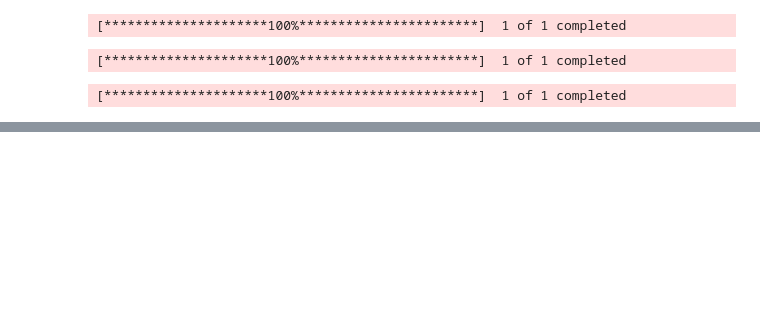
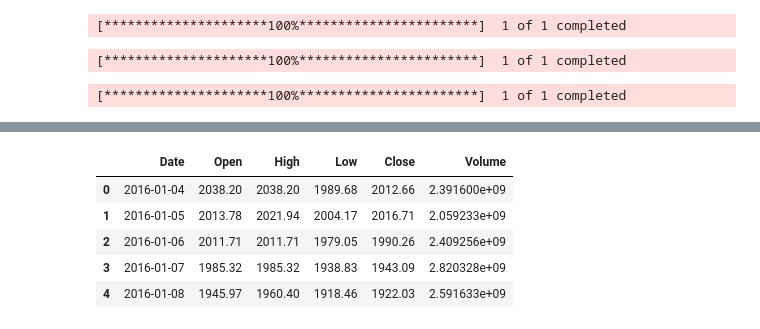
Before and after one commit to MatejLuzak/Identification-of-Patterns-of-Stock-Market-Volatility-in-the-USA-China-and-Europe-Using-AI-Methods, a Jupyter notebook: Kód/StockMarketData.ipynb, the cells around one changed output, grey strips where cells are left out. Saved outputs shown, nothing was run; the diff lists cells and outputs as text; code cells hidden in the pictures; blank space fills up the shorter version.

Commit message:
Stooq Import

```diff
--- a/Kód/StockMarketData.ipynb
+++ b/Kód/StockMarketData.ipynb
@@ -98,3 +98,15 @@ ShanghaiComp.describe()
 | 75% | 2023-07-04 06:00:00 | 3364.462402 | 3382.257996 | 3345.832031 | 3364.106995 | 3.618500e+05 |
 | max | 2025-12-31 00:00:00 | 4029.500977 | 4034.079102 | 3994.770996 | 4023.876953 | 1.313500e+06 |
 | std | NaN | 285.660677 | 285.385466 | 285.845569 | 285.815458 | 1.444735e+05 |
+# %%
+stooq_SP500 = pd.read_csv("SP500_stooq.csv")
+stooq_SP500.columns = ["Date", "Open", "High", "Low", "Close", "Volume"]
+# %%
+stooq_SP500.head()
+# %% [output]
+|  | Date | Open | High | Low | Close | Volume |
+| 0 | 2016-01-04 | 2038.20 | 2038.20 | 1989.68 | 2012.66 | 2.391600e+09 |
+| 1 | 2016-01-05 | 2013.78 | 2021.94 | 2004.17 | 2016.71 | 2.059233e+09 |
+| 2 | 2016-01-06 | 2011.71 | 2011.71 | 1979.05 | 1990.26 | 2.409256e+09 |
+| 3 | 2016-01-07 | 1985.32 | 1985.32 | 1938.83 | 1943.09 | 2.820328e+09 |
+| 4 | 2016-01-08 | 1945.97 | 1960.40 | 1918.46 | 1922.03 | 2.591633e+09 |
```
Also changed, not shown: parts of 10 cells of this notebook.
